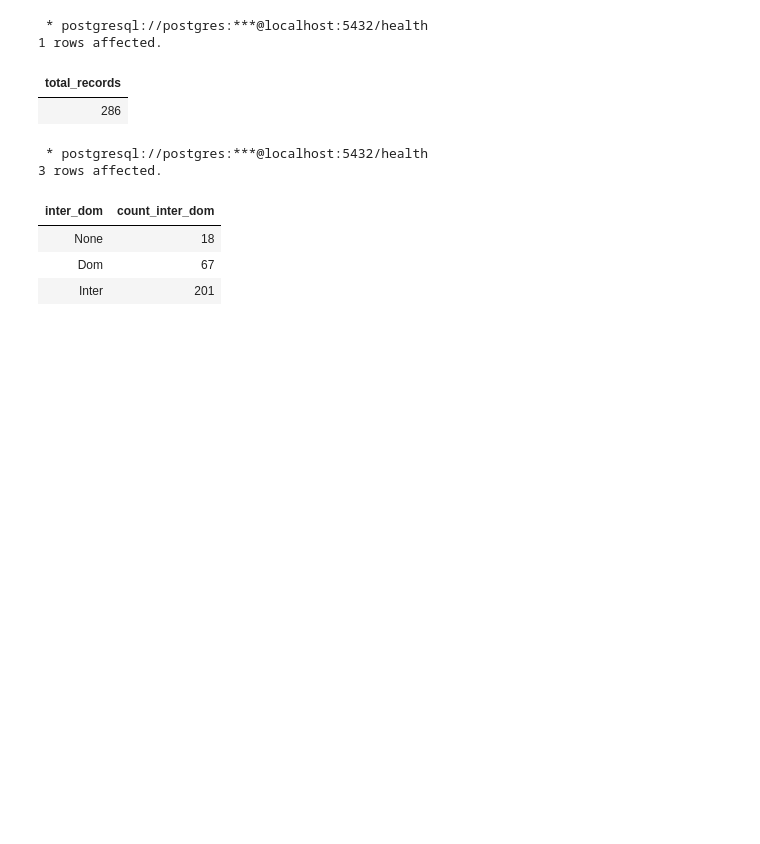
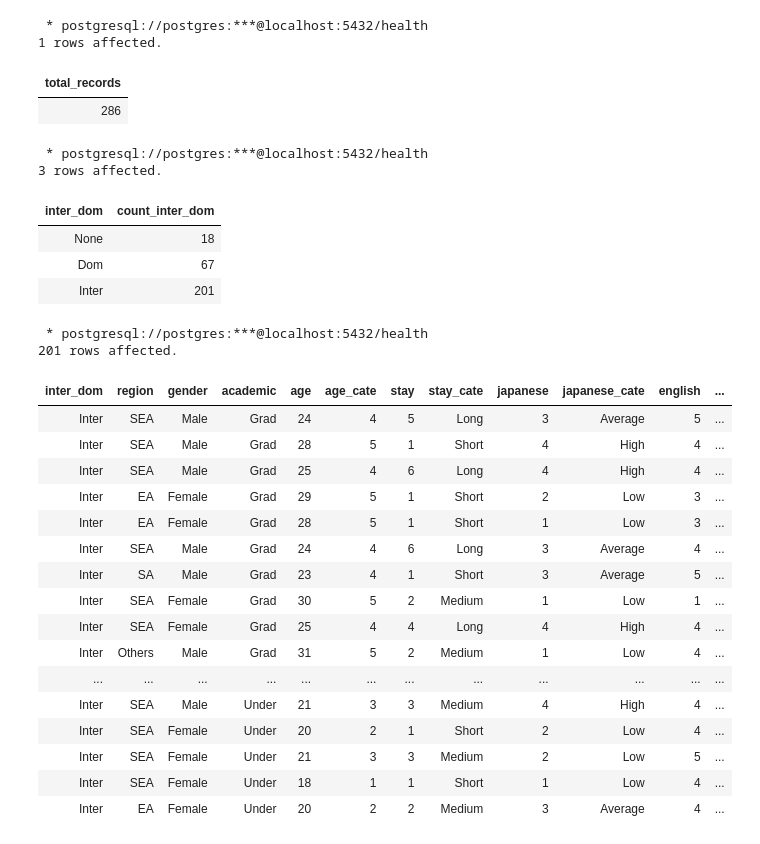
Before and after one commit to JeremyTallant/mental_health, a Jupyter notebook: student_health.ipynb, the cells around one changed output. Drawn from its saved outputs; the diff is of its cells as text; code cells hidden in the pictures; blank space fills up the shorter version.

Commit message:
filtering to  understand data for each student type

```diff
--- a/student_health.ipynb
+++ b/student_health.ipynb
@@ -51,3 +51,29 @@ GROUP BY inter_dom;
 | None | 18 |
 | Dom | 67 |
 | Inter | 201 |
+# %%
+%%sql
+-- Query for international students
+SELECT *
+FROM students
+WHERE inter_dom = 'Inter';
+# %% [output]
+ * postgresql://postgres:***@localhost:5432/health
+201 rows affected.
+| inter_dom | region | gender | academic | age | age_cate | stay | stay_cate | japanese | japanese_cate | english | ... |
+| Inter | SEA | Male | Grad | 24 | 4 | 5 | Long | 3 | Average | 5 | ... |
+| Inter | SEA | Male | Grad | 28 | 5 | 1 | Short | 4 | High | 4 | ... |
+| Inter | SEA | Male | Grad | 25 | 4 | 6 | Long | 4 | High | 4 | ... |
+| Inter | EA | Female | Grad | 29 | 5 | 1 | Short | 2 | Low | 3 | ... |
+| Inter | EA | Female | Grad | 28 | 5 | 1 | Short | 1 | Low | 3 | ... |
+| Inter | SEA | Male | Grad | 24 | 4 | 6 | Long | 3 | Average | 4 | ... |
+| Inter | SA | Male | Grad | 23 | 4 | 1 | Short | 3 | Average | 5 | ... |
+| Inter | SEA | Female | Grad | 30 | 5 | 2 | Medium | 1 | Low | 1 | ... |
+| Inter | SEA | Female | Grad | 25 | 4 | 4 | Long | 4 | High | 4 | ... |
+| Inter | Others | Male | Grad | 31 | 5 | 2 | Medium | 1 | Low | 4 | ... |
+| ... | ... | ... | ... | ... | ... | ... | ... | ... | ... | ... | ... |
+| Inter | SEA | Male | Under | 21 | 3 | 3 | Medium | 4 | High | 4 | ... |
+| Inter | SEA | Female | Under | 20 | 2 | 1 | Short | 2 | Low | 4 | ... |
+| Inter | SEA | Female | Under | 21 | 3 | 3 | Medium | 2 | Low | 5 | ... |
+| Inter | SEA | Female | Under | 18 | 1 | 1 | Short | 1 | Low | 4 | ... |
+| Inter | EA | Female | Under | 20 | 2 | 2 | Medium | 3 | Average | 4 | ... |
```
Also changed, not shown: parts of 2 cells of this notebook.
